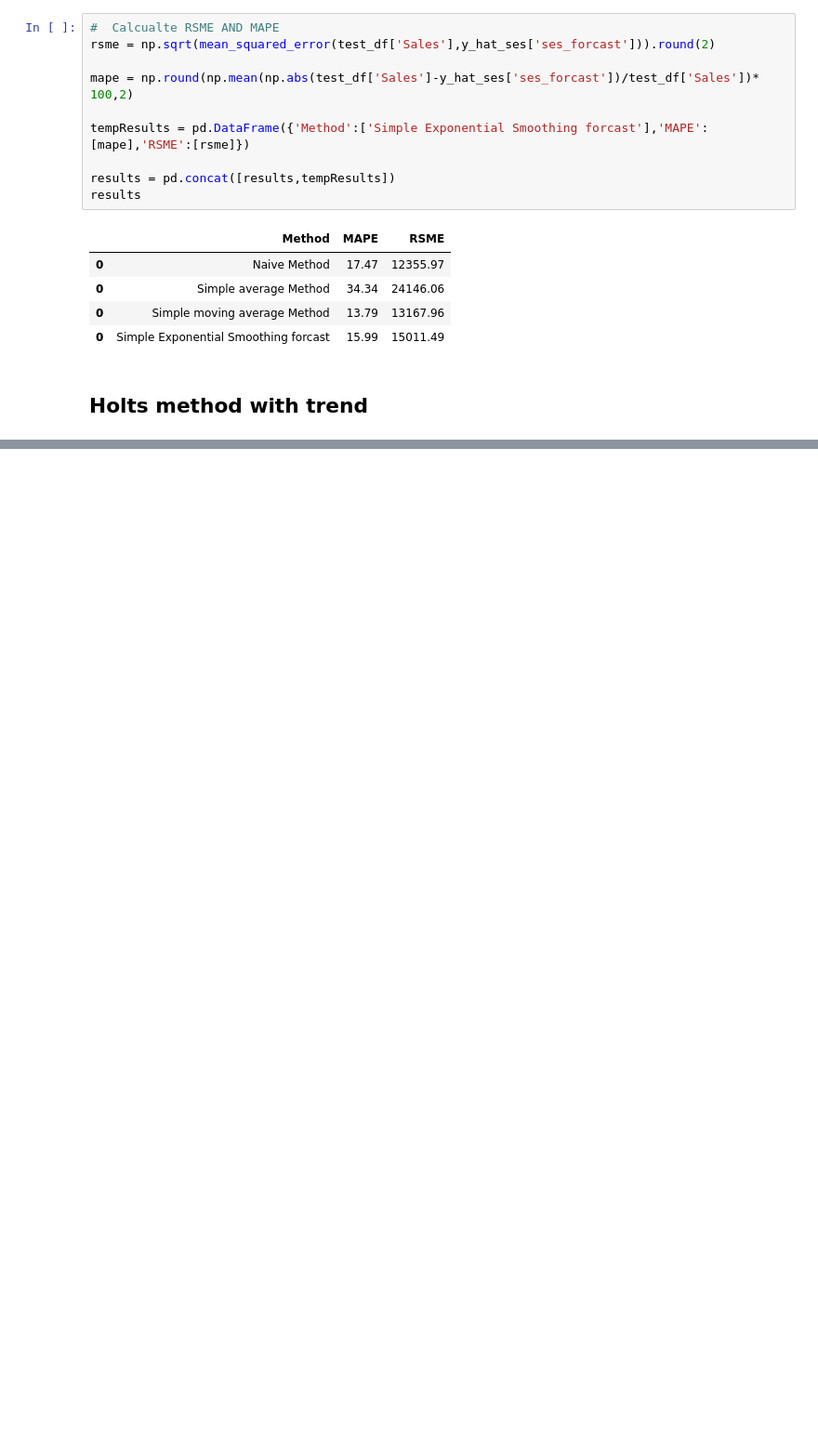
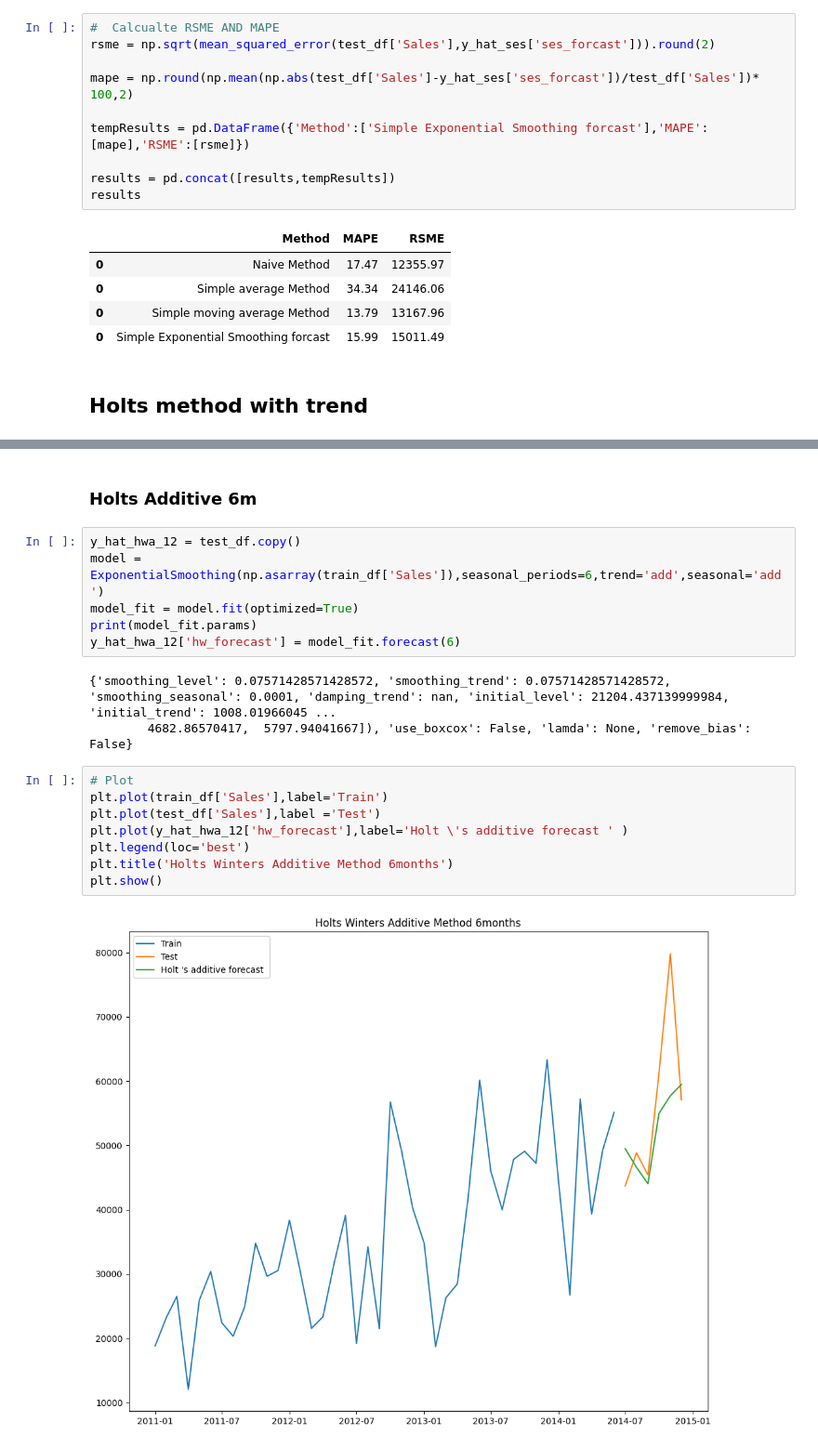
Before and after one commit to ussahil/Global_Mart, a Jupyter notebook: globalSuperStore.ipynb, the cells around one changed output, grey strips where cells are left out. Shown at 93% size. Saved outputs shown, nothing was run; the diff lists cells and outputs as text; blank space fills up the shorter version.

```diff
--- a/globalSuperStore.ipynb
+++ b/globalSuperStore.ipynb
@@ -430,0 +491,21 @@ results
+# %% [markdown]
+### Holts Additive 6m
+# %%
+y_hat_hwa_12 = test_df.copy()
+model = ExponentialSmoothing(np.asarray(train_df['Sales']),seasonal_periods=6,trend='add',seasonal='add')
+model_fit = model.fit(optimized=True)
+print(model_fit.params)
+y_hat_hwa_12['hw_forecast'] = model_fit.forecast(6)
+# %% [output]
+{'smoothing_level': 0.07571428571428572, 'smoothing_trend': 0.07571428571428572, 'smoothing_seasonal': 0.0001, 'damping_trend': nan, 'initial_level': 21204.437139999984, 'initial_trend': 1008.01966045 ...
+        4682.86570417,  5797.94041667]), 'use_boxcox': False, 'lamda': None, 'remove_bias': False}
+# %%
+# Plot
+plt.plot(train_df['Sales'],label='Train')
+plt.plot(test_df['Sales'],label ='Test')
+plt.plot(y_hat_hwa_12['hw_forecast'],label='Holt \'s additive forecast ' )
+plt.legend(loc='best')
+plt.title('Holts Winters Additive Method 6months')
+plt.show()
+# %% [output]
+[figure, added]
```
Also changed, not shown: parts of 16 cells of this notebook, 5 other files.
